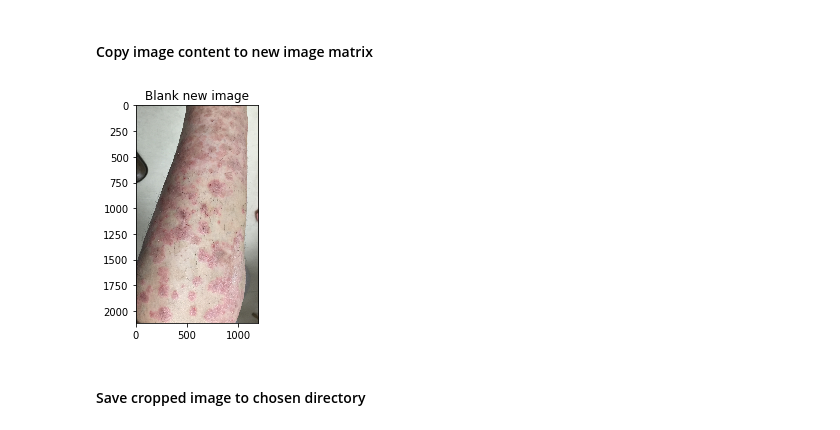
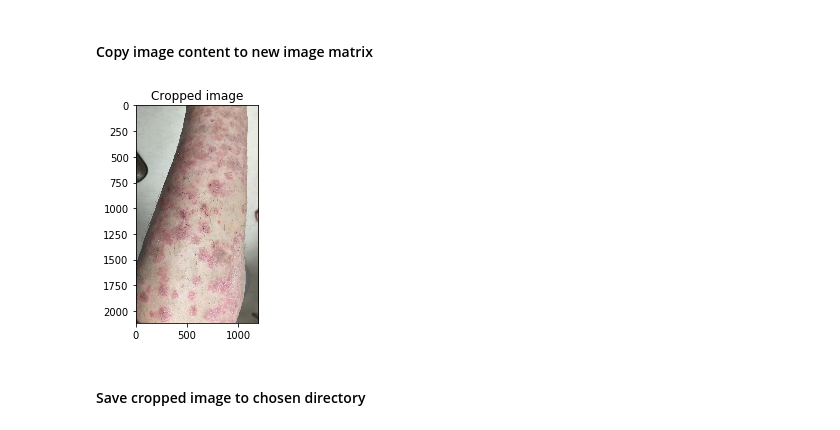
Before and after one commit to frenzelts/square-and-crop, a Jupyter notebook: crop_border.ipynb, the cells around one changed output. Drawn from its saved outputs; the diff is of its cells as text; code cells hidden in the pictures.

```diff
--- a/crop_border.ipynb
+++ b/crop_border.ipynb
@@ -57,14 +57,14 @@ plt.show()
 # %%
 x_offset = math.floor(vertical_border_width/2)
 y_offset = math.floor(horizontal_border_height/2)
 
 im_new = im[y_offset:y_offset+im_new.shape[0], x_offset:x_offset+im_new.shape[1]]
 
 plt.imshow(cv2.cvtColor(im_new, cv2.COLOR_BGR2RGB))
-plt.title('Blank new image')
+plt.title('Cropped image')
 plt.show()
 # %% [output]
-[figure, old version]
+[figure, new version]
 # %% [markdown]
 #### Save cropped image to chosen directory
 # %%
```
Also changed, not shown: parts of 2 cells of this notebook, 1 other file.
